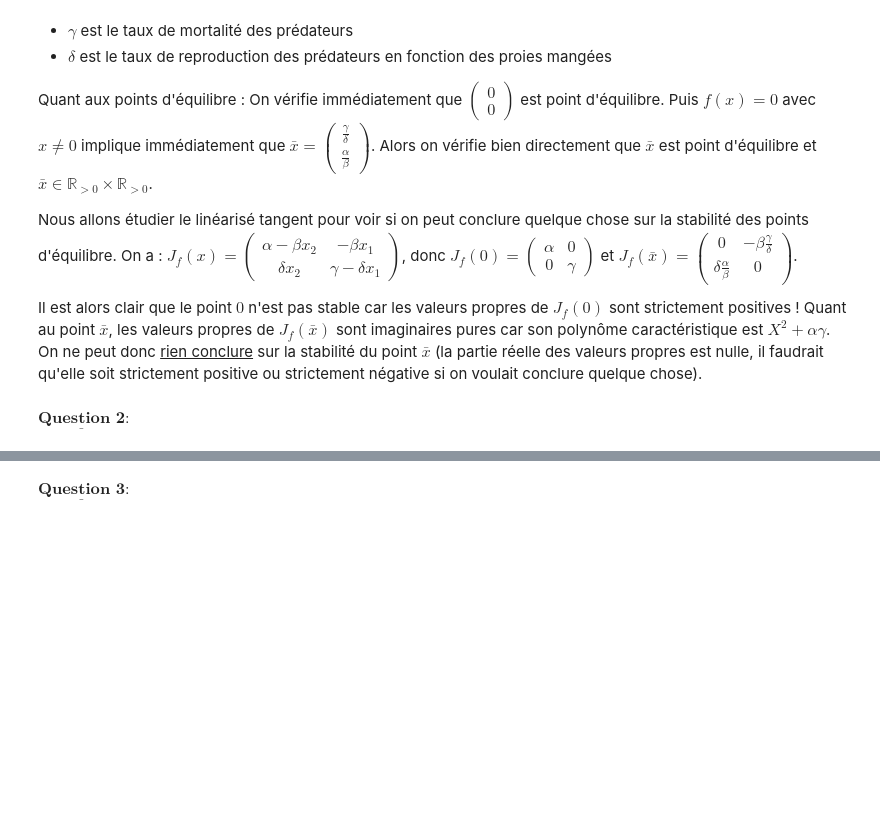
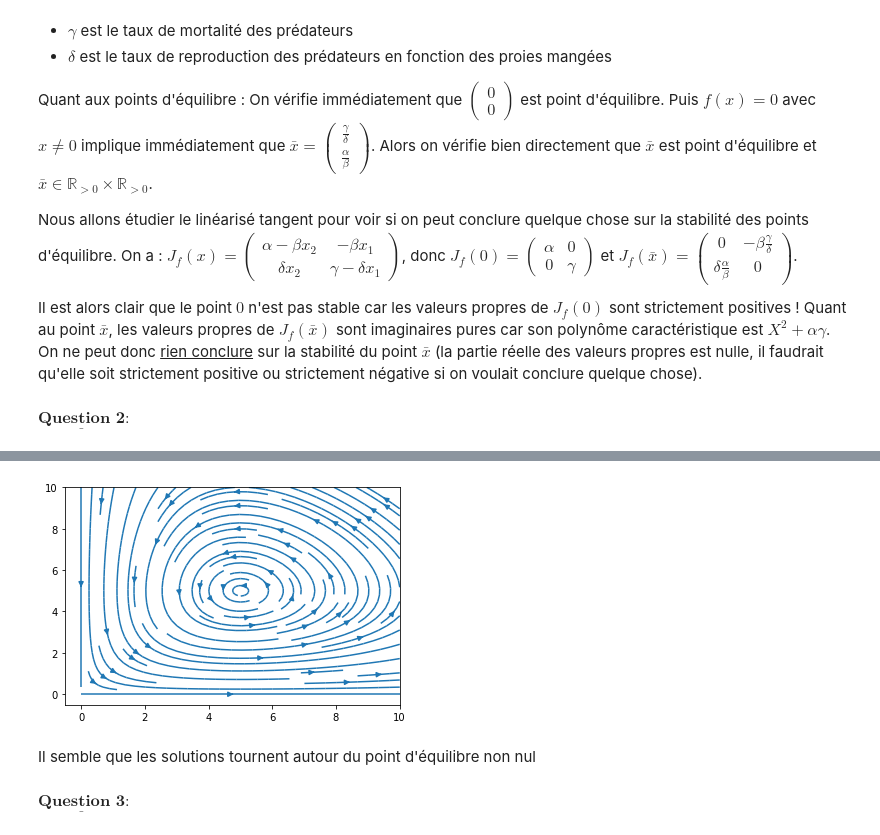
Before and after one commit to pachyvictor/projetmaths, a Jupyter notebook: proj_equadiffs.ipynb, the cells around one changed output, grey strips where cells are left out. Drawn from its saved outputs; the diff is of its cells as text; code cells hidden in the pictures; blank space fills up the shorter version.

```diff
--- a/proj_equadiffs.ipynb
+++ b/proj_equadiffs.ipynb
@@ -50,3 +66,9 @@ X = sci
+# %%
+plt.streamplot(GRID[0], GRID[1], v(GRID[0], GRID[1])[0], v(GRID[0], GRID[1])[1]);
+# %% [output]
+[figure, added]
+# %% [markdown]
+Il semble que les solutions tournent autour du point d'équilibre non nul
 # %% [markdown]
 $\underline{\textbf{Question 3}} : $
 # %% [markdown]
```
Also changed, not shown: parts of 4 cells of this notebook.
